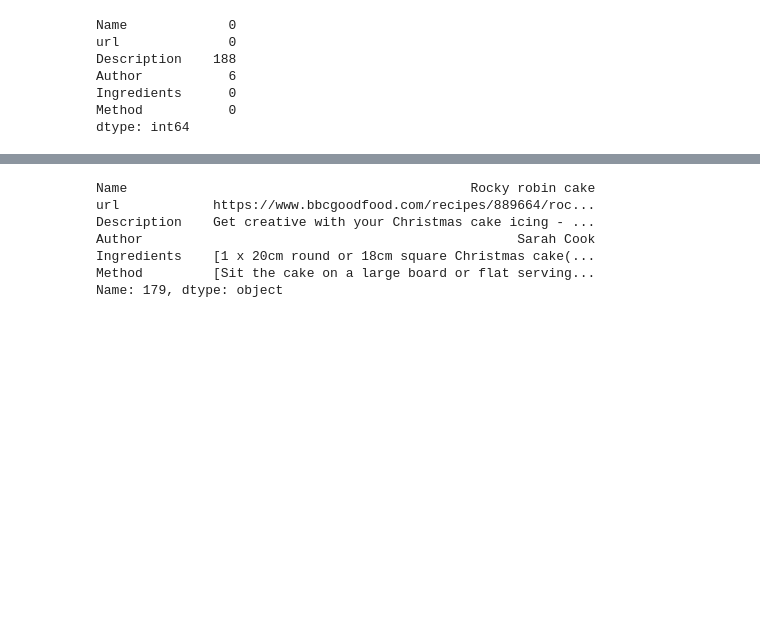
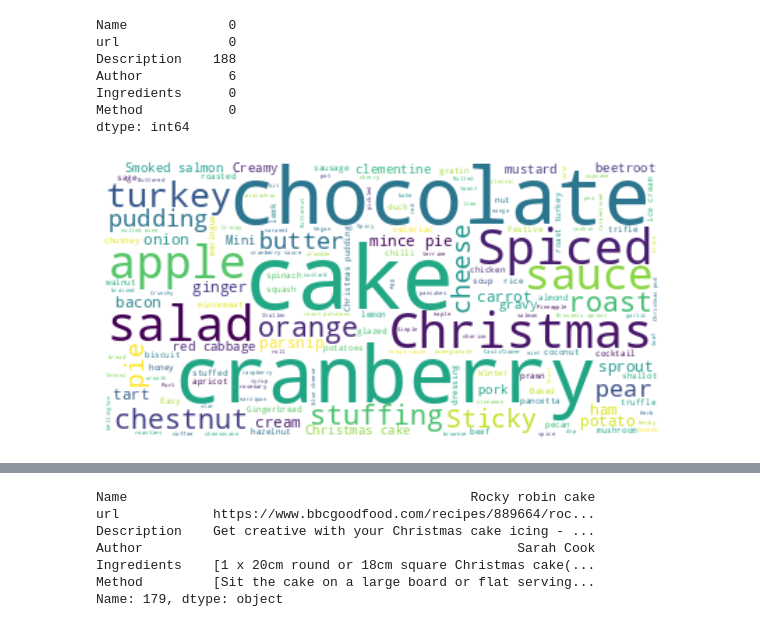
Before and after one commit to lorenanda/holidays, a Jupyter notebook: data/christmas_recipes.ipynb, the cells around one changed output, grey strips where cells are left out. Cells and saved outputs as stored; diff of their text form; code cells hidden in the pictures; blank space fills up the shorter version.

```diff
--- a/data/christmas_recipes.ipynb
+++ b/data/christmas_recipes.ipynb
@@ -43,6 +41,24 @@ Author           6
 Ingredients      0
 Method           0
 dtype: int64
+# %%
+import os
+from os import path
+import matplotlib.pyplot as plt
+from wordcloud import WordCloud
+
+# get data directory (using getcwd() is needed to support running example in generated IPython notebook)
+d = path.dirname(__file__) if "__file__" in locals() else os.getcwd()
+
+text =" ".join(title for title in df.Name)
+
+wordcloud = WordCloud(background_color='white').generate(text)
+plt.figure(figsize=[10,8])
+plt.imshow(wordcloud, interpolation="bilinear")
+plt.axis("off")
+plt.show()
+# %% [output]
+[figure, added]
 # %%
 # display the rows with missing authors
 
```
Also changed, not shown: parts of 9 cells of this notebook, 3 other files.
